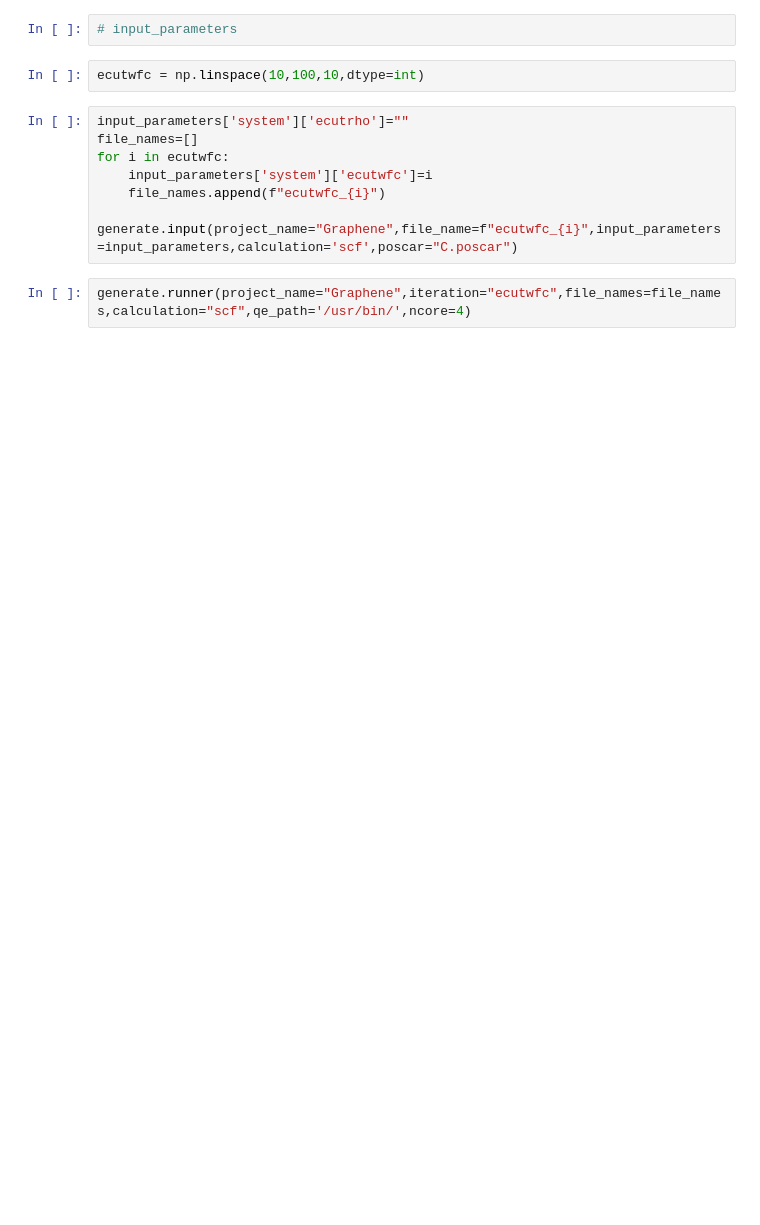
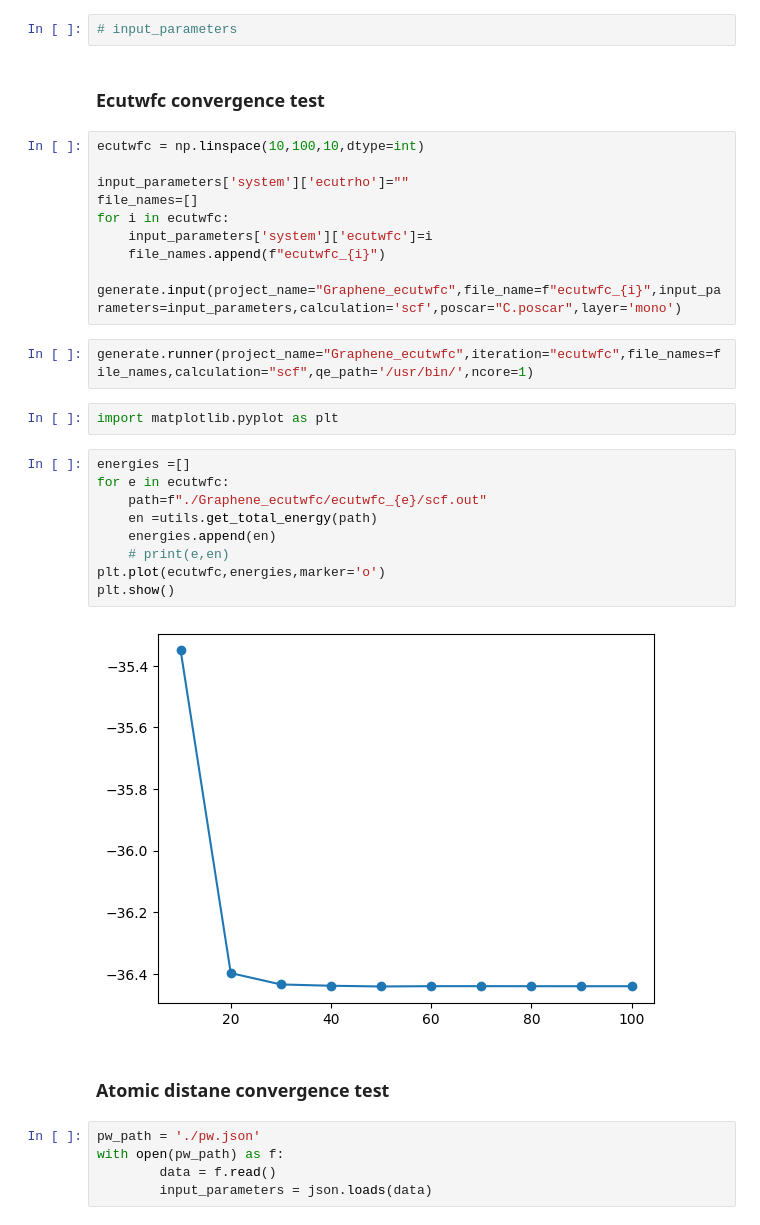
Before and after one commit to sinansevim/qepy, a Jupyter notebook: test.ipynb, the cells around one changed output. Drawn from its saved outputs; the diff is of its cells as text; blank space fills up the shorter version.

```diff
--- a/test.ipynb
+++ b/test.ipynb
@@ -10,14 +9,36 @@ with open(pw_path) as f:
         input_parameters = json.loads(data)
 # %%
 # input_parameters
-# %%
-ecutwfc = np.linspace(10,100,10,dtype=int)
+# %% [markdown]
+### Ecutwfc convergence test
 # %%
+ecutwfc = np.linspace(10,100,10,dtype=int)
+
 input_parameters['system']['ecutrho']=""
 file_names=[]
 for i in ecutwfc:
     input_parameters['system']['ecutwfc']=i
     file_names.append(f"ecutwfc_{i}")
-    generate.input(project_name="Graphene",file_name=f"ecutwfc_{i}",input_parameters=input_parameters,calculation='scf',poscar="C.poscar")
+    generate.input(project_name="Graphene_ecutwfc",file_name=f"ecutwfc_{i}",input_parameters=input_parameters,calculation='scf',poscar="C.poscar",layer='mono')
 # %%
-generate.runner(project_name="Graphene",iteration="ecutwfc",file_names=file_names,calculation="scf",qe_path='/usr/bin/',ncore=4)
+generate.runner(project_name="Graphene_ecutwfc",iteration="ecutwfc",file_names=file_names,calculation="scf",qe_path='/usr/bin/',ncore=1)
+# %%
+import matplotlib.pyplot as plt
+# %%
+energies =[]
+for e in ecutwfc:
+    path=f"./Graphene_ecutwfc/ecutwfc_{e}/scf.out"
+    en =utils.get_total_energy(path)
+    energies.append(en)
+    # print(e,en)
+plt.plot(ecutwfc,energies,marker='o')
+plt.show()
+# %% [output]
+[figure, added]
+# %% [markdown]
+### Atomic distane convergence test
+# %%
+pw_path = './pw.json'
+with open(pw_path) as f:
+        data = f.read()
+        input_parameters = json.loads(data)
```
Also changed, not shown: parts of 6 cells of this notebook, 8 other files.
